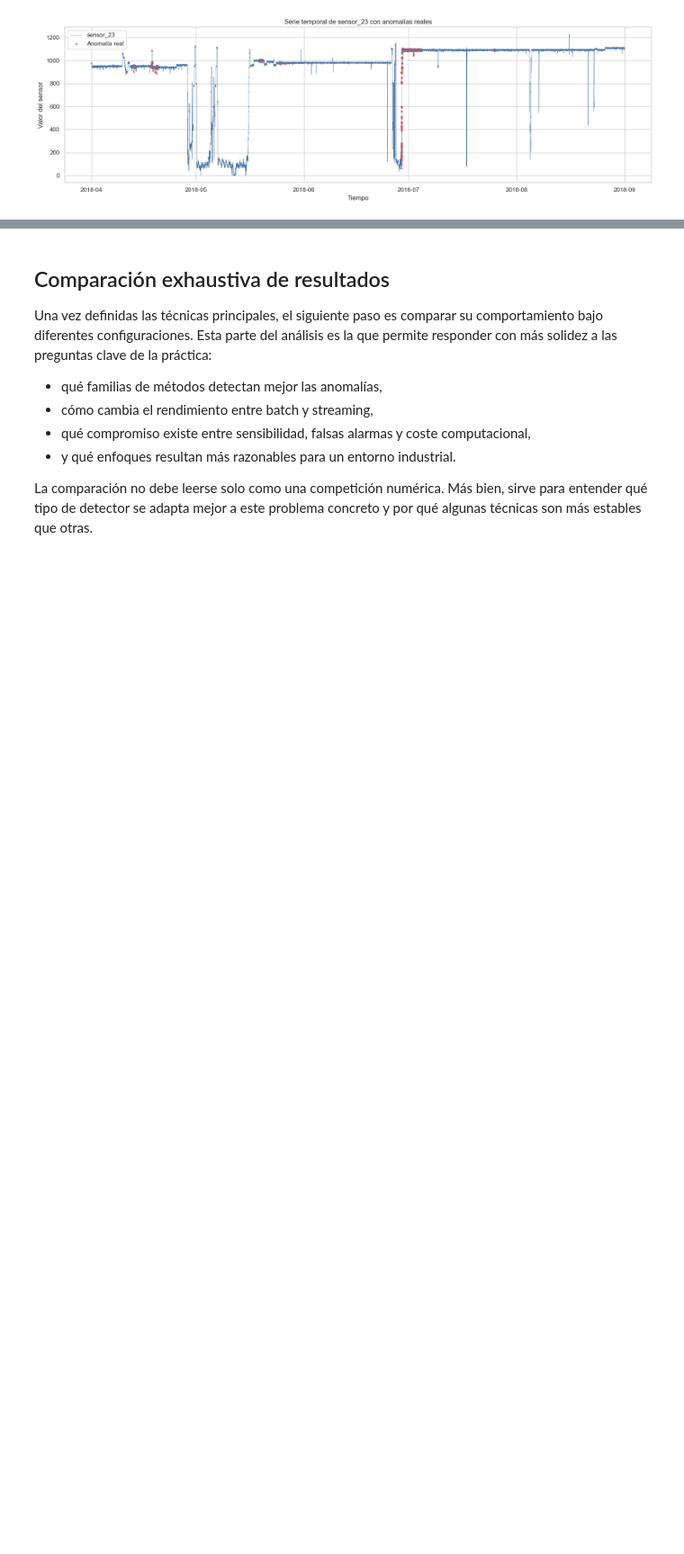
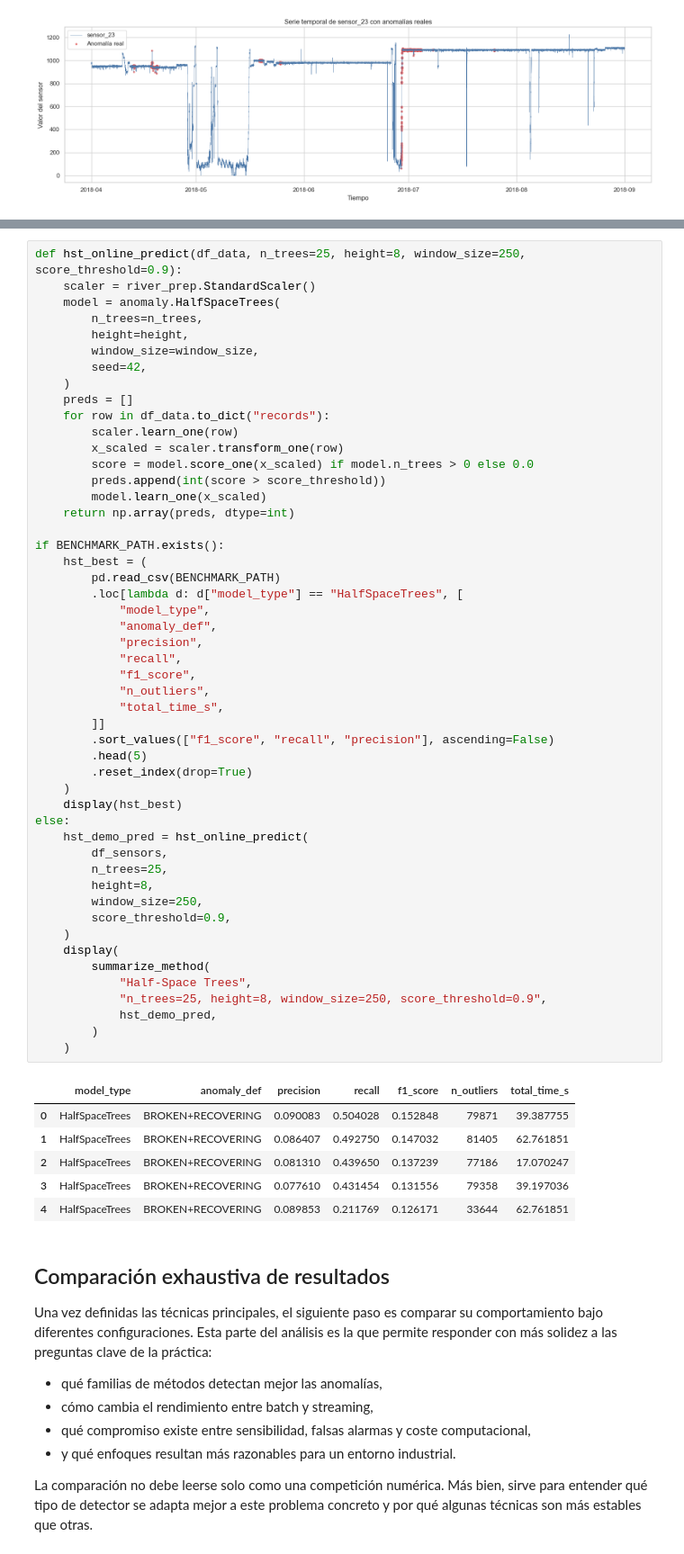
Before and after one commit to TheA-20/P2_Workflows_Outliers, a Jupyter notebook: Practica2_Outliers.ipynb, the cells around one changed output, grey strips where cells are left out. Shown at 90% size. Cells and saved outputs as stored; diff of their text form; blank space fills up the shorter version.

```diff
--- a/Practica2_Outliers.ipynb
+++ b/Practica2_Outliers.ipynb
@@ -392,3 +566,60 @@ porque su exploración completa sobre 217.444 muestras es sensiblemente más cos
+# %%
+def hst_online_predict(df_data, n_trees=25, height=8, window_size=250, score_threshold=0.9):
+    scaler = river_prep.StandardScaler()
+    model = anomaly.HalfSpaceTrees(
+        n_trees=n_trees,
+        height=height,
+        window_size=window_size,
+        seed=42,
+    )
+    preds = []
+    for row in df_data.to_dict("records"):
+        scaler.learn_one(row)
+        x_scaled = scaler.transform_one(row)
+        score = model.score_one(x_scaled) if model.n_trees > 0 else 0.0
+        preds.append(int(score > score_threshold))
+        model.learn_one(x_scaled)
+    return np.array(preds, dtype=int)
+
+if BENCHMARK_PATH.exists():
+    hst_best = (
+        pd.read_csv(BENCHMARK_PATH)
+        .loc[lambda d: d["model_type"] == "HalfSpaceTrees", [
+            "model_type",
+            "anomaly_def",
+            "precision",
+            "recall",
+            "f1_score",
+            "n_outliers",
+            "total_time_s",
+        ]]
+        .sort_values(["f1_score", "recall", "precision"], ascending=False)
+        .head(5)
+        .reset_index(drop=True)
+    )
+    display(hst_best)
+else:
+    hst_demo_pred = hst_online_predict(
+        df_sensors,
+        n_trees=25,
+        height=8,
+        window_size=250,
+        score_threshold=0.9,
+    )
+    display(
+        summarize_method(
+            "Half-Space Trees",
+            "n_trees=25, height=8, window_size=250, score_threshold=0.9",
+            hst_demo_pred,
+        )
+    )
+# %% [output]
+|  | model_type | anomaly_def | precision | recall | f1_score | n_outliers | total_time_s |
+| 0 | HalfSpaceTrees | BROKEN+RECOVERING | 0.090083 | 0.504028 | 0.152848 | 79871 | 39.387755 |
+| 1 | HalfSpaceTrees | BROKEN+RECOVERING | 0.086407 | 0.492750 | 0.147032 | 81405 | 62.761851 |
+| 2 | HalfSpaceTrees | BROKEN+RECOVERING | 0.081310 | 0.439650 | 0.137239 | 77186 | 17.070247 |
+| 3 | HalfSpaceTrees | BROKEN+RECOVERING | 0.077610 | 0.431454 | 0.131556 | 79358 | 39.197036 |
+| 4 | HalfSpaceTrees | BROKEN+RECOVERING | 0.089853 | 0.211769 | 0.126171 | 33644 | 62.761851 |
 # %% [markdown]
 ## Comparación exhaustiva de resultados
 
```
Also changed, not shown: parts of 23 cells of this notebook.
